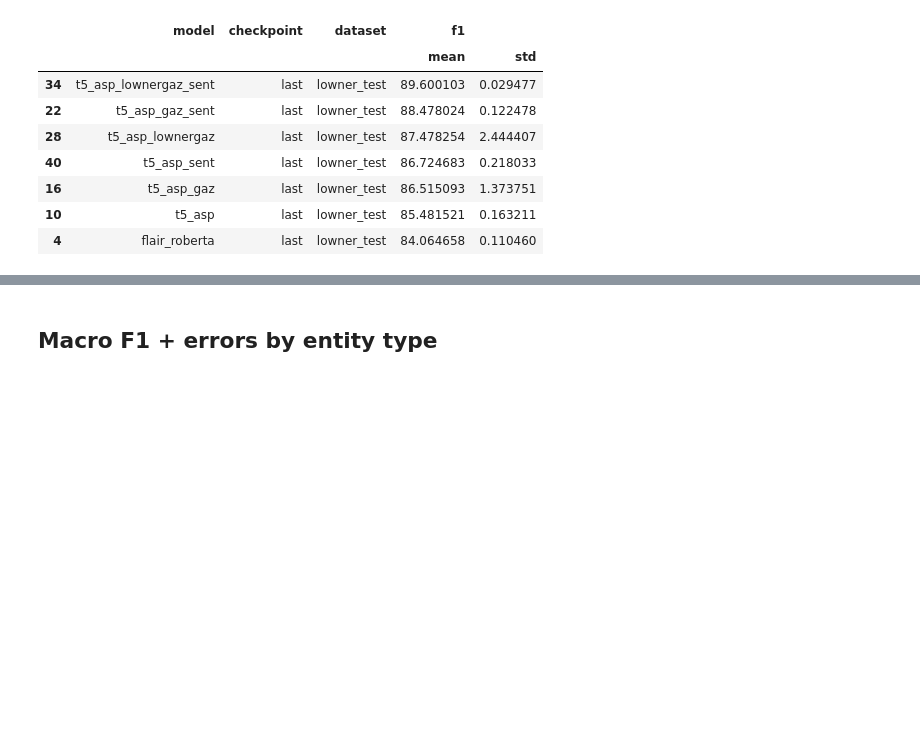
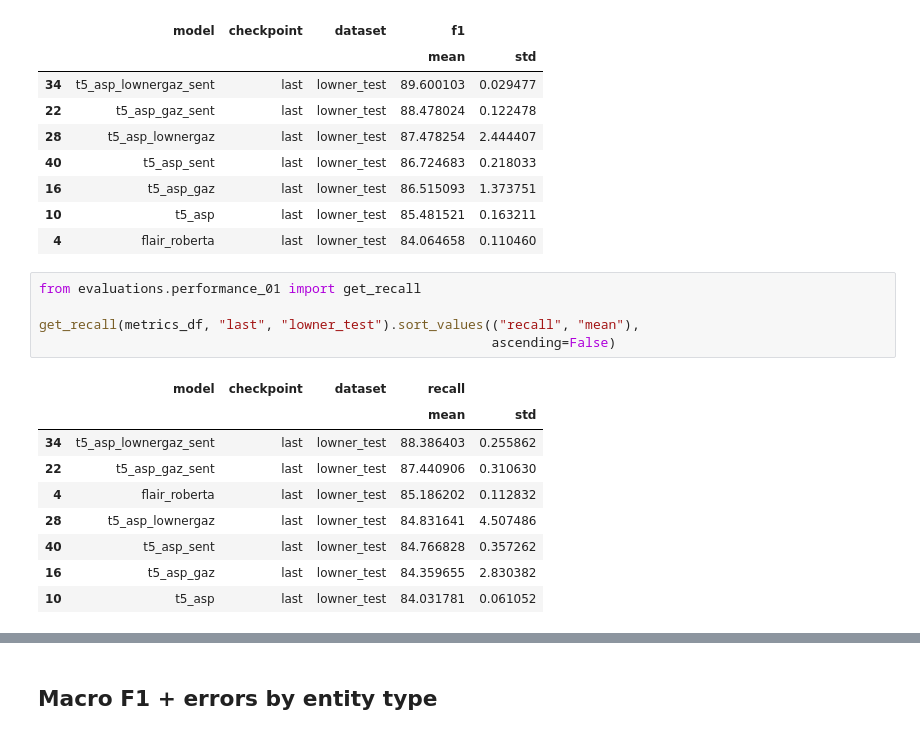
Before and after one commit to roebbert92/thesis, a Jupyter notebook: evaluations/01_performance.ipynb, the cells around one changed output, grey strips where cells are left out. Drawn from its saved outputs; the diff is of its cells as text; blank space fills up the shorter version.

```diff
--- a/evaluations/01_performance.ipynb
+++ b/evaluations/01_performance.ipynb
@@ -81,6 +67,21 @@ get_f1(metrics_df, "last", "lowner_test").sort_values(("f1", "mean"), ascending=
 | 16 | t5_asp_gaz | last | lowner_test | 86.515093 | 1.373751 |
 | 10 | t5_asp | last | lowner_test | 85.481521 | 0.163211 |
 | 4 | flair_roberta | last | lowner_test | 84.064658 | 0.110460 |
+# %%
+from evaluations.performance_01 import get_recall
+
+get_recall(metrics_df, "last", "lowner_test").sort_values(("recall", "mean"),
+                                                          ascending=False)
+# %% [output]
+|  | model | checkpoint | dataset | recall |  |
+|  |  |  |  | mean | std |
+| 34 | t5_asp_lownergaz_sent | last | lowner_test | 88.386403 | 0.255862 |
+| 22 | t5_asp_gaz_sent | last | lowner_test | 87.440906 | 0.310630 |
+| 4 | flair_roberta | last | lowner_test | 85.186202 | 0.112832 |
+| 28 | t5_asp_lownergaz | last | lowner_test | 84.831641 | 4.507486 |
+| 40 | t5_asp_sent | last | lowner_test | 84.766828 | 0.357262 |
+| 16 | t5_asp_gaz | last | lowner_test | 84.359655 | 2.830382 |
+| 10 | t5_asp | last | lowner_test | 84.031781 | 0.061052 |
 # %%
 # 5 Error types
 from evaluations.performance_01 import get_error_types
```
Also changed, not shown: parts of 6 cells of this notebook, 4 other files.
